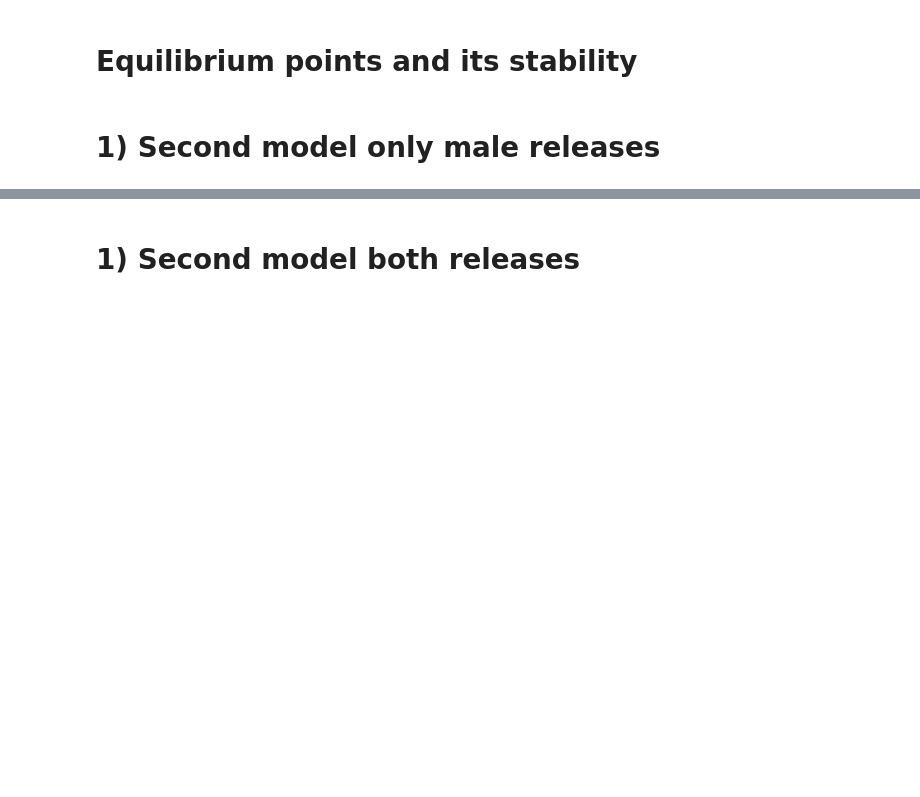
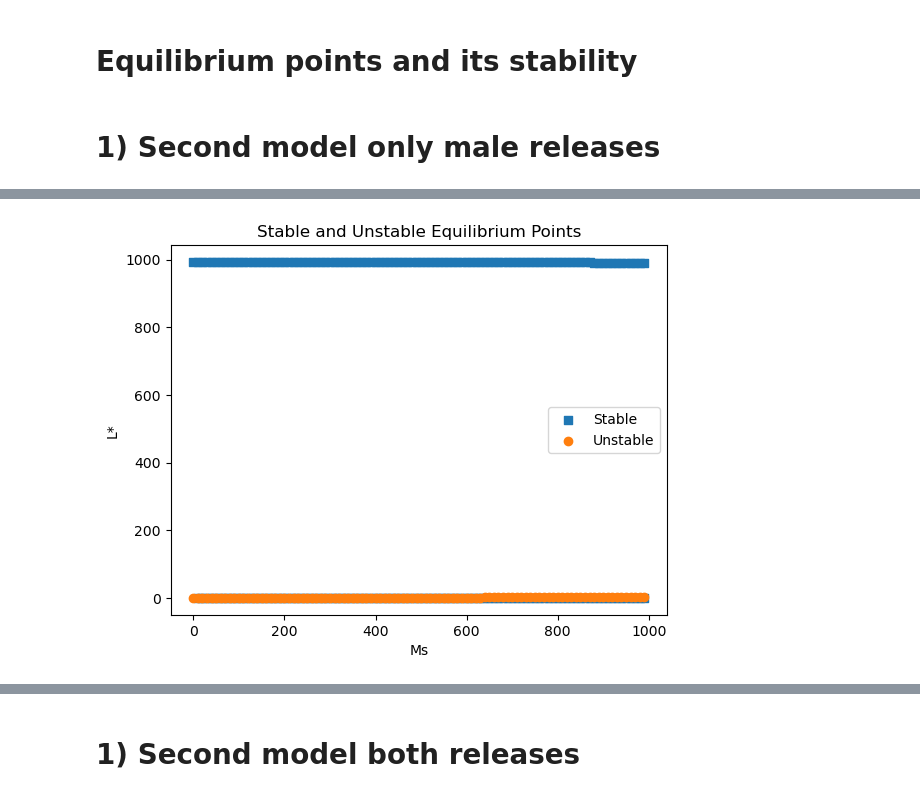
Before and after one commit to m2cci-belkhayt/Controlling-D.suzukii-population-using-mathematical-modeling-and-SIT-with-Females-and-Males-release, a Jupyter notebook: Second non basic model.ipynb, the cells around one changed output, grey strips where cells are left out. Saved outputs shown, nothing was run; the diff lists cells and outputs as text; code cells hidden in the pictures; blank space fills up the shorter version.

```diff
--- a/Second non basic model.ipynb
+++ b/Second non basic model.ipynb
@@ -332,7 +235,7 @@ gamma = 0.1
 delta = 0.1
 ################################# Males and females number
 Fs = 0
-Ms = 1
+Ms = 500
 ##################################
 # Define the symbolic variables
 L, M, V, F, S = symbols('L M V F S')
@@ -456,0 +462,19 @@ The dominant eigenvalue is value 1.
+# %%
+# Scatter plot of stable points
+plt.scatter(Ms_equivalent1, stable,  marker='s', c='blue', label='Stable')
+
+# Scatter plot of unstable points
+plt.scatter(Ms_equivalent2, unstable, marker='o',c='orange', label='Unstable')
+
+# Set plot labels and title
+plt.xlabel('Ms')
+plt.ylabel('L*')
+plt.title('Stable and Unstable Equilibrium Points')
+
+# Show the legend
+plt.legend()
+
+# Display the plot
+plt.show()
+# %% [output]
+[figure, added]
```
Also changed, not shown: parts of 19 cells of this notebook, 11 other files.
